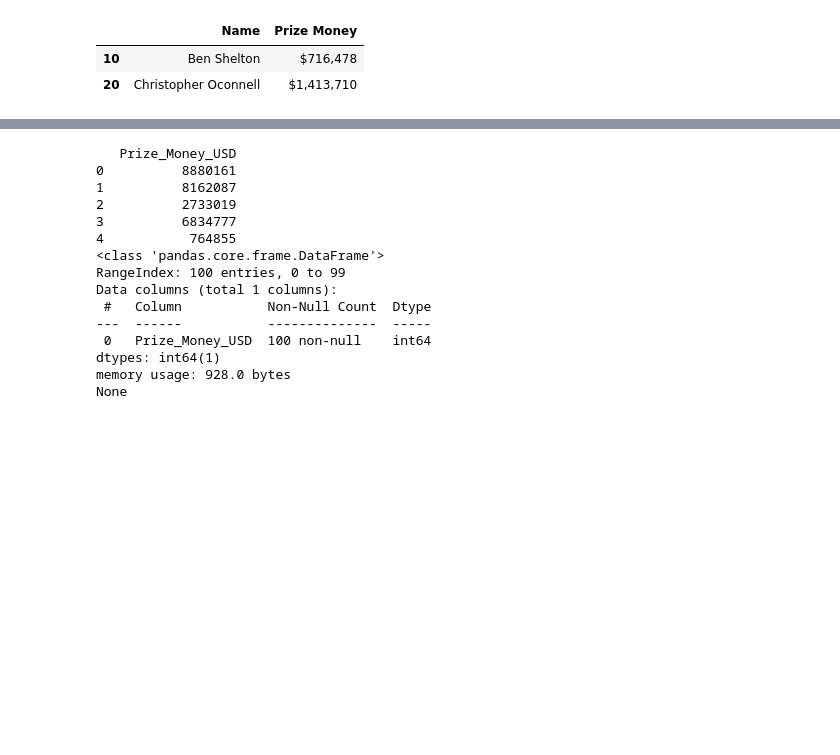
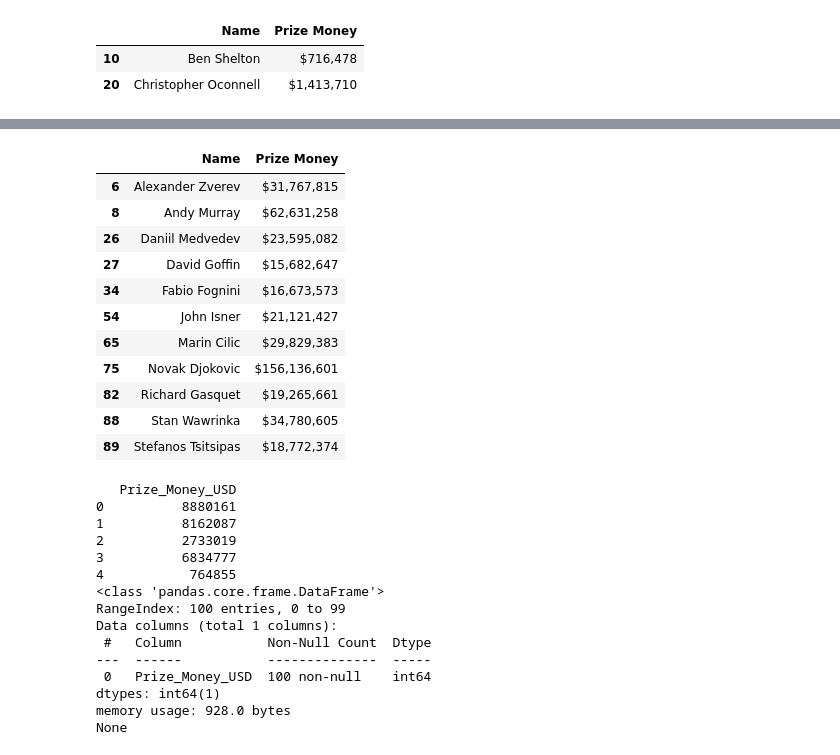
Before and after one commit to swb1113/ATP_data_analysis, a Jupyter notebook: atp_cleaning.ipynb, the cells around one changed output, grey strips where cells are left out. Cells and saved outputs as stored; diff of their text form; code cells hidden in the pictures; blank space fills up the shorter version.

```diff
--- a/atp_cleaning.ipynb
+++ b/atp_cleaning.ipynb
@@ -494,3 +577,32 @@ df[['Name', 'Prize Money']].iloc[[10,20]]
+# %%
+# adding proper prize money
+df.at[6, 'Prize Money'] = '$31,767,815'
+df.at[8, 'Prize Money'] = '$62,631,258'
+df.at[26, 'Prize Money'] = '$23,595,082'
+df.at[27, 'Prize Money'] = '$15,682,647'
+df.at[34, 'Prize Money'] = '$16,673,573'
+df.at[54, 'Prize Money'] = '$21,121,427'
+df.at[65, 'Prize Money'] = '$29,829,383'
+df.at[75, 'Prize Money'] = '$156,136,601'
+df.at[82, 'Prize Money'] = '$19,265,661'
+df.at[88, 'Prize Money'] = '$34,780,605'
+df.at[89, 'Prize Money'] = '$18,772,374'
+# %%
+# Checking if added correctly
+df[['Name', 'Prize Money']].iloc[[6,8,26,27,34,54,65,75,82,88,89]]
+# %% [output]
+|  | Name | Prize Money |
+| 6 | Alexander Zverev | $31,767,815 |
+| 8 | Andy Murray | $62,631,258 |
+| 26 | Daniil Medvedev | $23,595,082 |
+| 27 | David Goffin | $15,682,647 |
+| 34 | Fabio Fognini | $16,673,573 |
+| 54 | John Isner | $21,121,427 |
+| 65 | Marin Cilic | $29,829,383 |
+| 75 | Novak Djokovic | $156,136,601 |
+| 82 | Richard Gasquet | $19,265,661 |
+| 88 | Stan Wawrinka | $34,780,605 |
+| 89 | Stefanos Tsitsipas | $18,772,374 |
 # %%
 # Converting Prize Money
 
```
Also changed, not shown: parts of 25 cells of this notebook, 4 other files.
